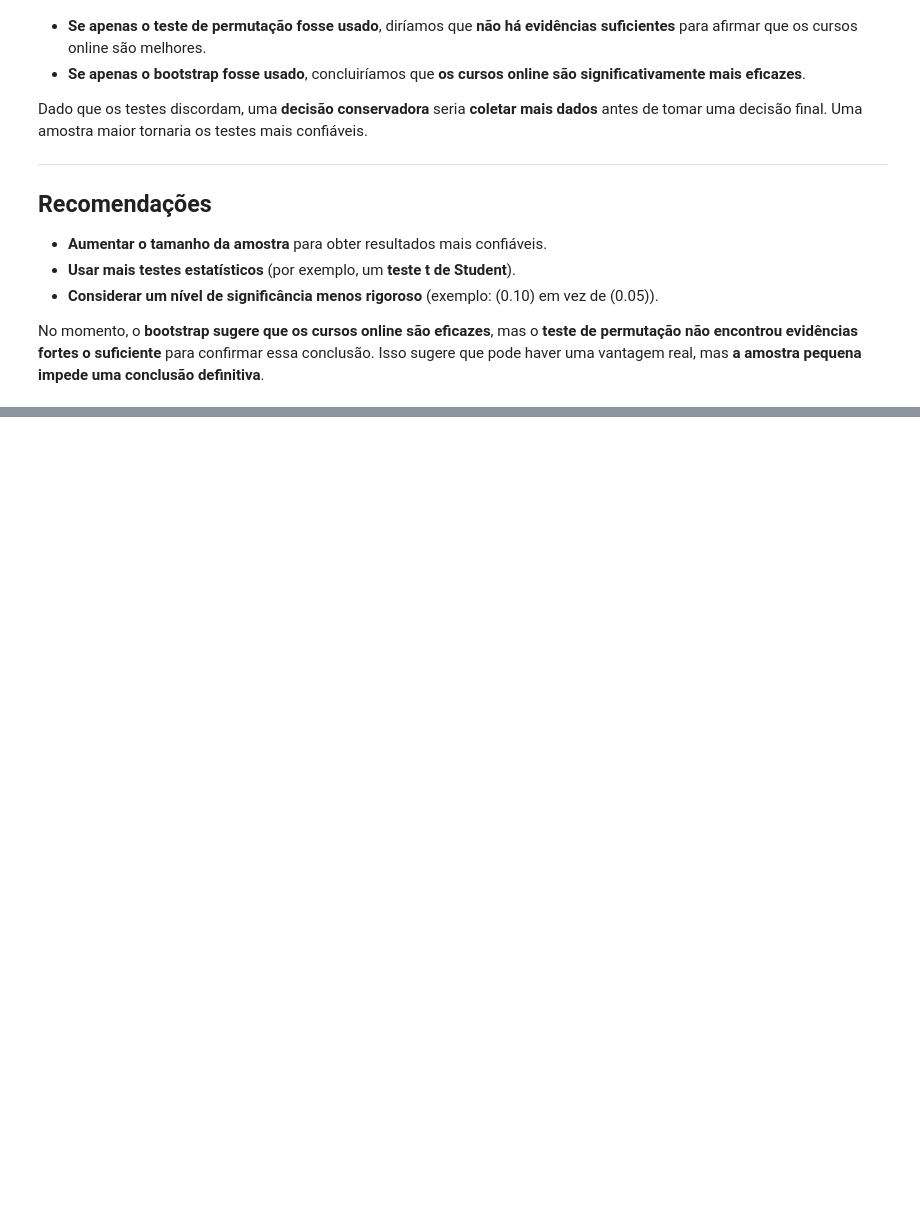
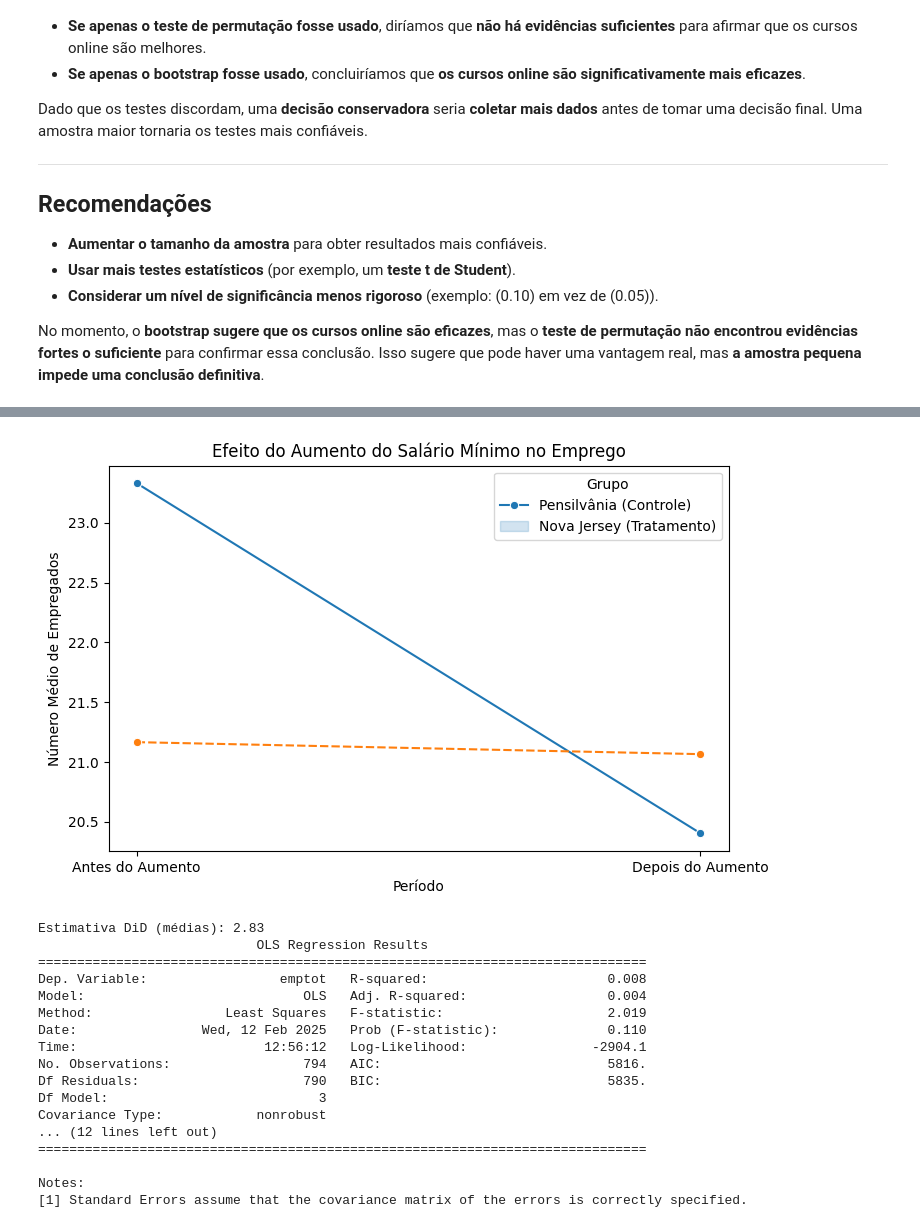
Before and after one commit to tomast1337/GCC1625_T1, a Jupyter notebook: IE_T3_NICOLAS_VYCAS_NERY.ipynb, the cells around one changed output, grey strips where cells are left out. Saved outputs shown, nothing was run; the diff lists cells and outputs as text; code cells hidden in the pictures; blank space fills up the shorter version.

```diff
--- a/IE_T3_NICOLAS_VYCAS_NERY.ipynb
+++ b/IE_T3_NICOLAS_VYCAS_NERY.ipynb
@@ -520,0 +728,65 @@ No momento, o **bootstrap sugere que os cursos online são eficazes**, mas o **t
+# %%
+import pandas as pd
+import matplotlib.pyplot as plt
+import seaborn as sns
+import statsmodels.api as sm
+import statsmodels.formula.api as smf
+
+# Carregar os dados
+df = pd.read_csv("card_krueger_1994_mod.csv")
+
+# Converter a coluna 'date' para datetime
+df["date"] = pd.to_datetime(df["date"], errors="coerce")
+
+# Criar variável dummy 'post_treatment' (0 antes de abril de 1992, 1 depois)
+df["post_treatment"] = (df["date"] >= "1992-04-01").astype(int)
+
+# Criar variável dummy 'treated' (1 para NJ, 0 para PA)
+df["treated"] = (df["state"] == "New Jersey").astype(int)
+
+# Gráfico da Figura 1 - Emprego médio antes e depois do aumento do salário mínimo
+grouped = df.groupby(["post_treatment", "treated"])["emptot"].mean().unstack()
+
+plt.figure(figsize=(8, 5))
+sns.lineplot(data=grouped.T, marker="o")
+plt.xticks([0, 1], ["Antes do Aumento", "Depois do Aumento"])
+plt.xlabel("Período")
+plt.ylabel("Número Médio de Empregados")
+plt.title("Efeito do Aumento do Salário Mínimo no Emprego")
+plt.legend(["Pensilvânia (Controle)", "Nova Jersey (Tratamento)"], title="Grupo")
+plt.show()
+
+# Estimativa DiD usando diferença das médias
+before_NJ = df[(df["post_treatment"] == 0) & (df["treated"] == 1)]["emptot"].mean()
+after_NJ = df[(df["post_treatment"] == 1) & (df["treated"] == 1)]["emptot"].mean()
+before_PA = df[(df["post_treatment"] == 0) & (df["treated"] == 0)]["emptot"].mean()
+after_PA = df[(df["post_treatment"] == 1) & (df["treated"] == 0)]["emptot"].mean()
+
+DiD_manual = (after_NJ - before_NJ) - (after_PA - before_PA)
+print(f"Estimativa DiD (médias): {DiD_manual:.2f}")
+
+# Estimativa DiD usando regressão linear
+df["interaction"] = df["post_treatment"] * df["treated"]
+model = smf.ols("emptot ~ treated + post_treatment + interaction", data=df).fit()
+
+# Exibir resultados da regressão
+print(model.summary())
+# %% [output]
+[figure, added]
+Estimativa DiD (médias): 2.83
+                            OLS Regression Results
+==============================================================================
+Dep. Variable:                 emptot   R-squared:                       0.008
+Model:                            OLS   Adj. R-squared:                  0.004
+Method:                 Least Squares   F-statistic:                     2.019
+Date:                Wed, 12 Feb 2025   Prob (F-statistic):              0.110
+Time:                        12:56:12   Log-Likelihood:                -2904.1
+No. Observations:                 794   AIC:                             5816.
+Df Residuals:                     790   BIC:                             5835.
+Df Model:                           3
+Covariance Type:            nonrobust
+... (12 lines left out)
+==============================================================================
+
+Notes:
+[1] Standard Errors assume that the covariance matrix of the errors is correctly specified.
```
Also changed, not shown: parts of 6 cells of this notebook.
